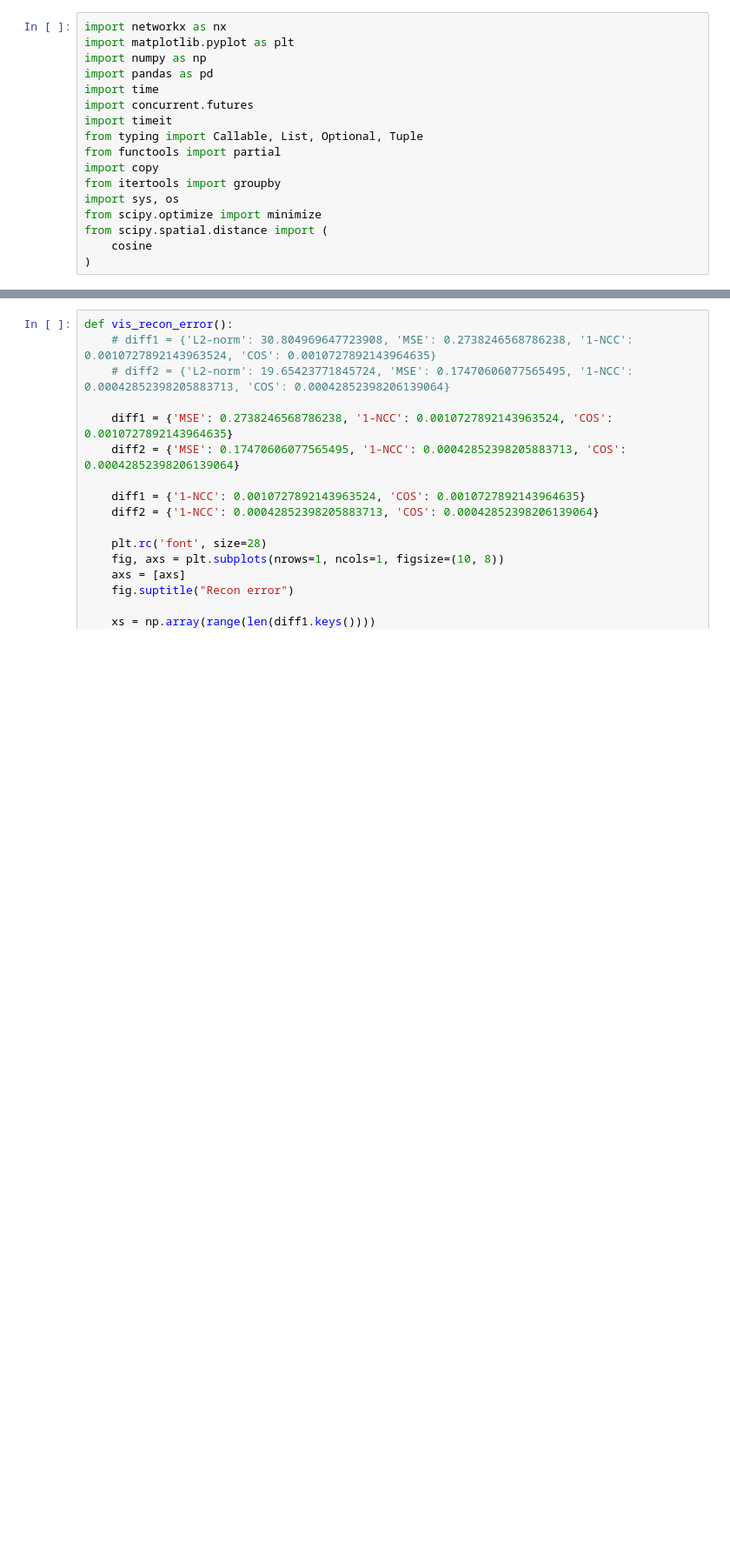
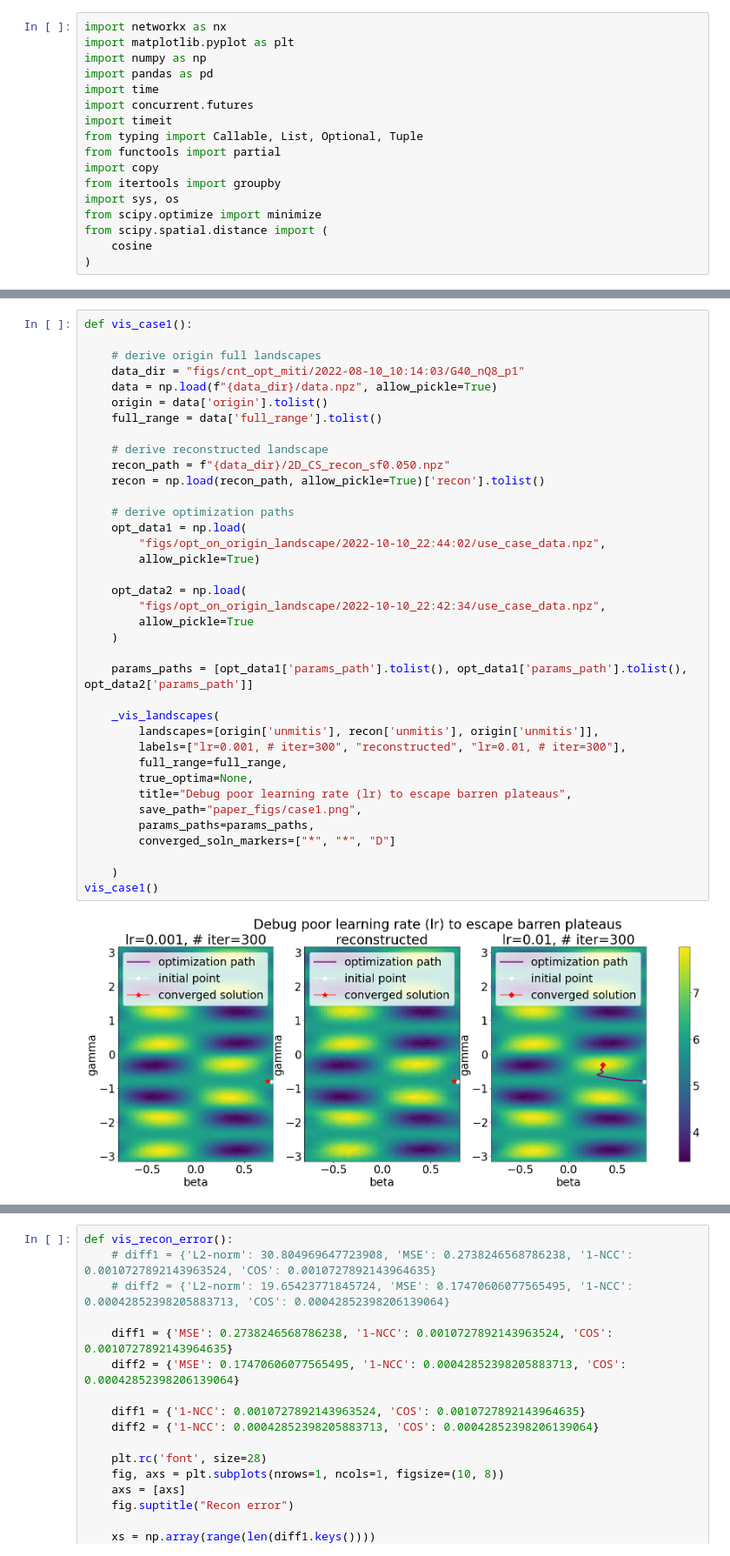
Before and after one commit to kunliu7/oscar, a Jupyter notebook: vis_figures_in_paper.ipynb, the cells around one changed output, grey strips where cells are left out. Shown: that part at 87% size. Saved outputs shown, nothing was run; the diff lists cells and outputs as text; blank space fills up the shorter version.

Commit message:
feat: compare mitigated landscapes by showing that It is hard to derive this global information without the full landscape.

```diff
--- a/vis_figures_in_paper.ipynb
+++ b/vis_figures_in_paper.ipynb
@@ -76,4 +91,43 @@ def _vis_landscapes(
     fig.savefig(save_path, bbox_inches='tight')
     plt.show()
     plt.close('all')
+# %%
+def vis_case1():
+
+    # derive origin full landscapes
+    data_dir = "figs/cnt_opt_miti/2022-08-10_10:14:03/G40_nQ8_p1"
+    data = np.load(f"{data_dir}/data.npz", allow_pickle=True)
+    origin = data['origin'].tolist()
+    full_range = data['full_range'].tolist()
+
+    # derive reconstructed landscape
+    recon_path = f"{data_dir}/2D_CS_recon_sf0.050.npz"
+    recon = np.load(recon_path, allow_pickle=True)['recon'].tolist()
+
+    # derive optimization paths
+    opt_data1 = np.load(
+        "figs/opt_on_origin_landscape/2022-10-10_22:44:02/use_case_data.npz",
+        allow_pickle=True)
+
+    opt_data2 = np.load(
+        "figs/opt_on_origin_landscape/2022-10-10_22:42:34/use_case_data.npz",
+        allow_pickle=True
+    )
+
+    params_paths = [opt_data1['params_path'].tolist(), opt_data1['params_path'].tolist(), opt_data2['params_path']]
+
+    _vis_landscapes(
+        landscapes=[origin['unmitis'], recon['unmitis'], origin['unmitis']],
+        labels=["lr=0.001, # iter=300", "reconstructed", "lr=0.01, # iter=300"],
+        full_range=full_range,
+        true_optima=None,
+        title="Debug poor learning rate (lr) to escape barren plateaus",
+        save_path="paper_figs/case1.png",
+        params_paths=params_paths,
+        converged_soln_markers=["*", "*", "D"]
+
+    )
+vis_case1()
+# %% [output]
+[figure, added]
 # %%
```
Also changed, not shown: parts of 6 cells of this notebook.
